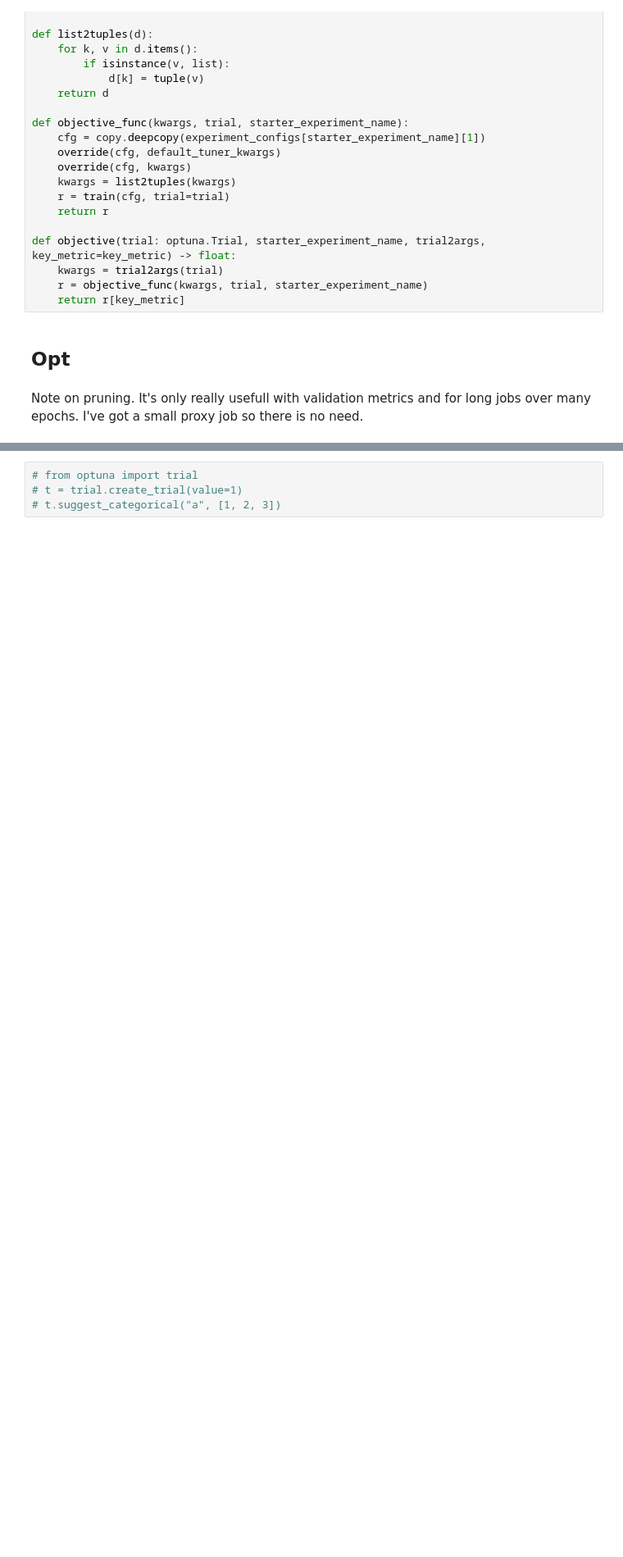
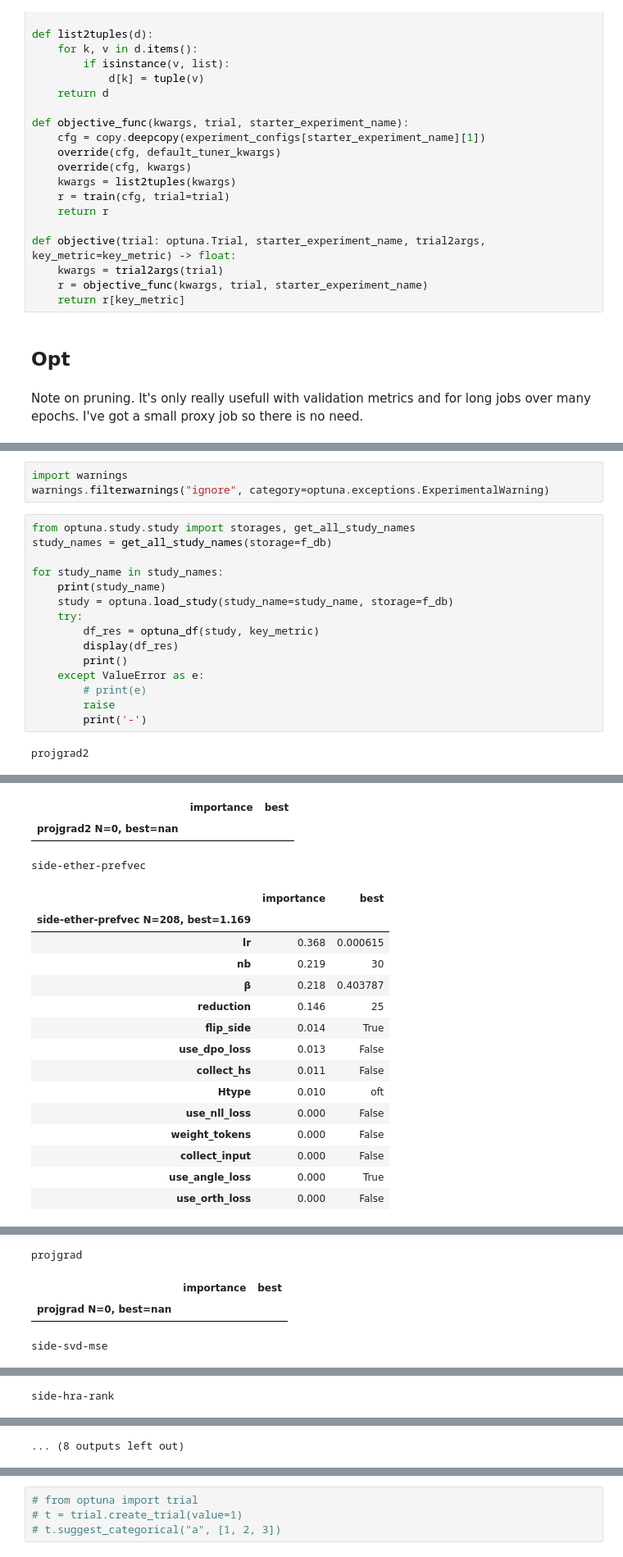
Before and after one commit to wassname/repr-preference-optimization, a Jupyter notebook: nbs/203_optuna.ipynb, the cells around one changed output, grey strips where cells are left out. Shown at 82% size. Drawn from its saved outputs; the diff is of its cells as text; blank space fills up the shorter version.

Commit message:
optuna

```diff
--- a/nbs/203_optuna.ipynb
+++ b/nbs/203_optuna.ipynb
@@ -79,0 +92,20 @@ experiment_configs.keys()
+# %%
+import warnings
+warnings.filterwarnings("ignore", category=optuna.exceptions.ExperimentalWarning)
+# %%
+from optuna.study.study import storages, get_all_study_names
+study_names = get_all_study_names(storage=f_db)
+
+for study_name in study_names:
+    print(study_name)
+    study = optuna.load_study(study_name=study_name, storage=f_db)
+    try:
+        df_res = optuna_df(study, key_metric)
+        display(df_res)
+        print()
+    except ValueError as e:
+        # print(e)
+        raise
+        print('-')
+# %% [output]
+projgrad2
@@ -79,0 +113,18 @@ experiment_configs.keys()
+|  | importance | best |
+| projgrad2 N=0, best=nan |  |  |
+side-ether-prefvec
+|  | importance | best |
+| side-ether-prefvec N=208, best=1.169 |  |  |
+| lr | 0.368 | 0.000615 |
+| nb | 0.219 | 30 |
+| β | 0.218 | 0.403787 |
+| reduction | 0.146 | 25 |
+| flip_side | 0.014 | True |
+| use_dpo_loss | 0.013 | False |
+| collect_hs | 0.011 | False |
+| Htype | 0.010 | oft |
+| use_nll_loss | 0.000 | False |
+| weight_tokens | 0.000 | False |
+| collect_input | 0.000 | False |
+| use_angle_loss | 0.000 | True |
+| use_orth_loss | 0.000 | False |
@@ -79,0 +132,4 @@ experiment_configs.keys()
+projgrad
+|  | importance | best |
+| projgrad N=0, best=nan |  |  |
+side-svd-mse
@@ -79,0 +145 @@ experiment_configs.keys()
+side-hra-rank
@@ -80,3 +155,4 @@ experiment_configs.keys()
+... (8 outputs left out)
 # %%
 # unit test
 for starter_experiment_name, trial2args in search_spaces.items():
```
Also changed, not shown: parts of 6 cells of this notebook, 6 other files.
